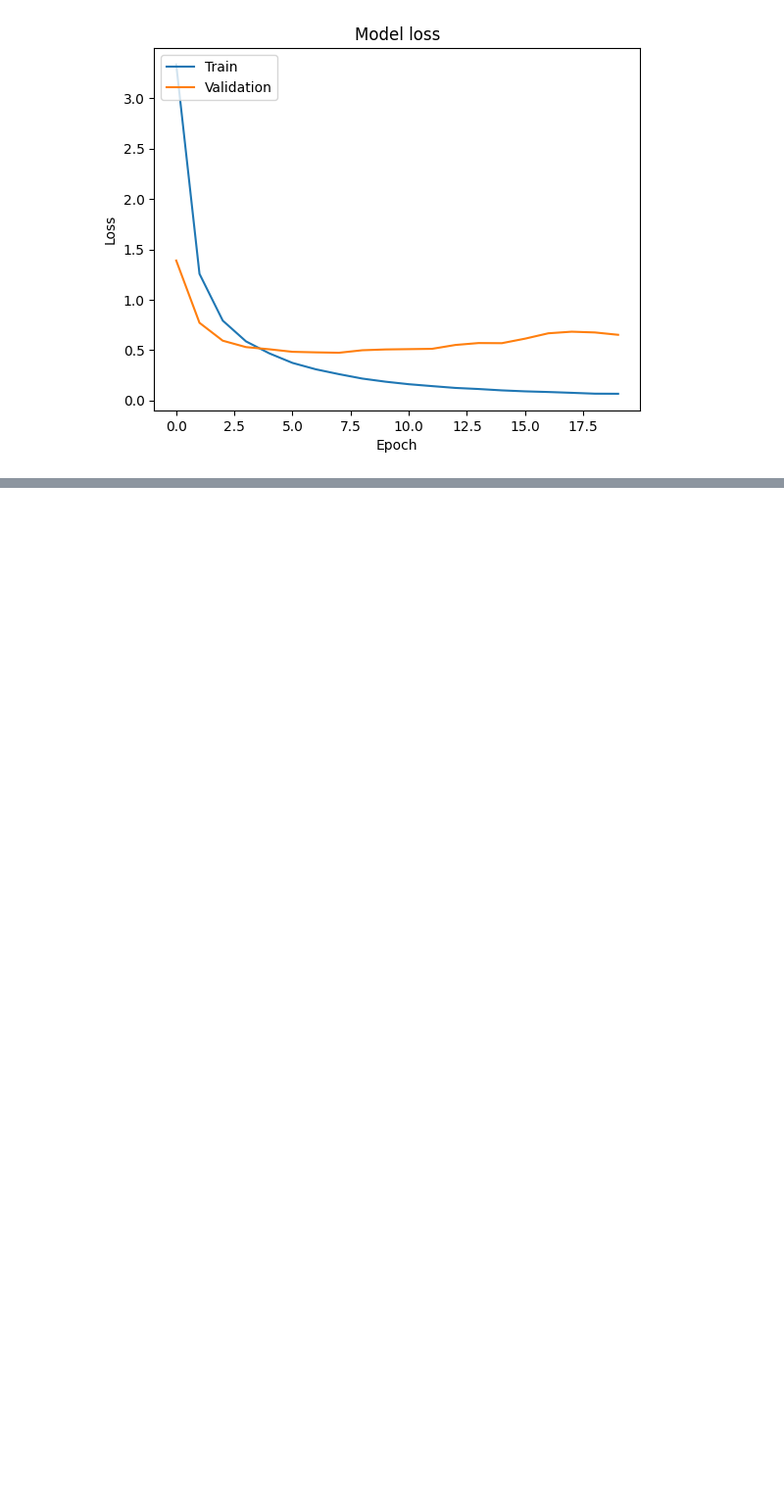
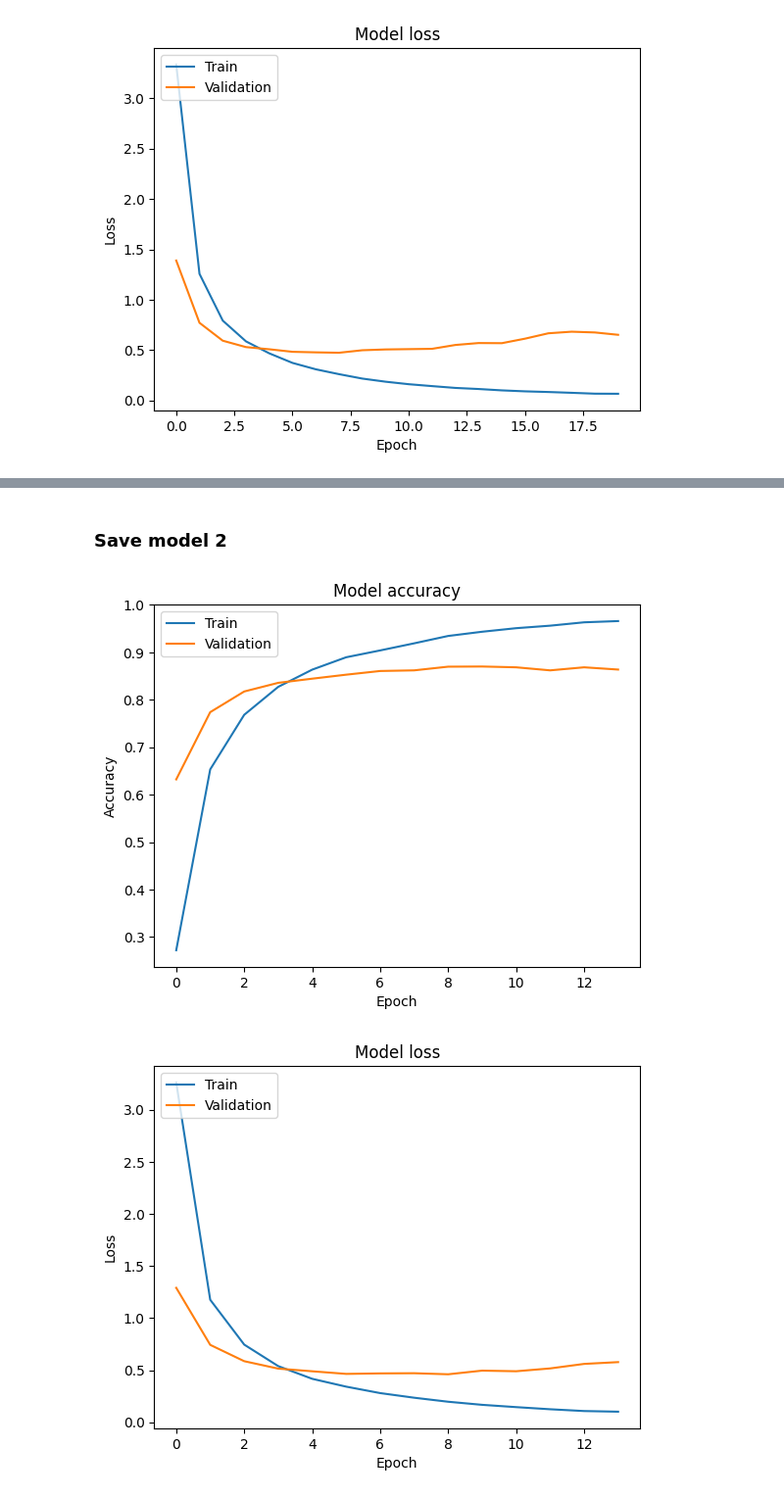
Before and after one commit to wubeshetA/HahuNet, a Jupyter notebook: src/HahuNet.ipynb, the cells around one changed output, grey strips where cells are left out. Shown: that part at 98% size. Saved outputs shown, nothing was run; the diff lists cells and outputs as text; code cells hidden in the pictures; blank space fills up the shorter version.

```diff
--- a/src/HahuNet.ipynb
+++ b/src/HahuNet.ipynb
@@ -190,3 +181,9 @@ class HahuNet:
+# %%
+# common parameters
+input_shape = (28, 28, 1)
+num_classes = Y_train.shape[1]
+epochs = 30
+batch_size = 64
 # %%
 
 class HahuNet1:
@@ -291,0 +326,12 @@ with open('/content/hahunet_model_1.pkl', 'wb') as file:
+# %%
+
+# Create an instance of the model
+model2 = HahuNet2(input_shape, num_classes,)
+
+# Training the model
+model2.train(X_train, Y_train, epochs, batch_size)
+
+# Evaluating the model
+loss, accuracy = model2.evaluate(X_test, Y_test)
+print("Test Loss:", loss)
+print("Test Accuracy:", accuracy)
@@ -291,0 +362,2 @@ with open('/content/hahunet_model_1.pkl', 'wb') as file:
+# %% [markdown]
+### Save model 2
@@ -291,0 +369,26 @@ with open('/content/hahunet_model_1.pkl', 'wb') as file:
+# %%
+
+def plot_training_history(history):
+    # Plot training & validation accuracy values
+    plt.plot(history.history['accuracy'])
+    plt.plot(history.history['val_accuracy'])
+    plt.title('Model accuracy')
+    plt.ylabel('Accuracy')
+    plt.xlabel('Epoch')
+    plt.legend(['Train', 'Validation'], loc='upper left')
+    plt.show()
+
+    # Plot training & validation loss values
+    plt.plot(history.history['loss'])
+    plt.plot(history.history['val_loss'])
+    plt.title('Model loss')
+    plt.ylabel('Loss')
+    plt.xlabel('Epoch')
+    plt.legend(['Train', 'Validation'], loc='upper left')
+    plt.show()
+
+# Example usage:
+plot_training_history(model2.history)
+# %% [output]
+[figure, added]
+[figure, added]
```
Also changed, not shown: parts of 49 cells of this notebook.
